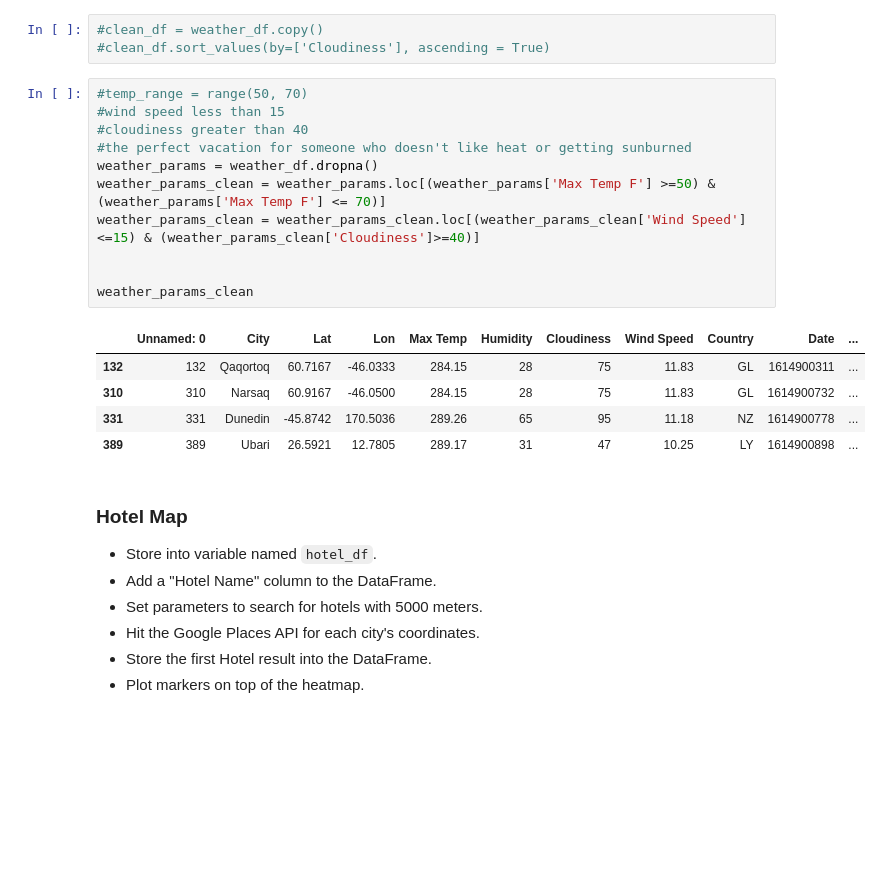
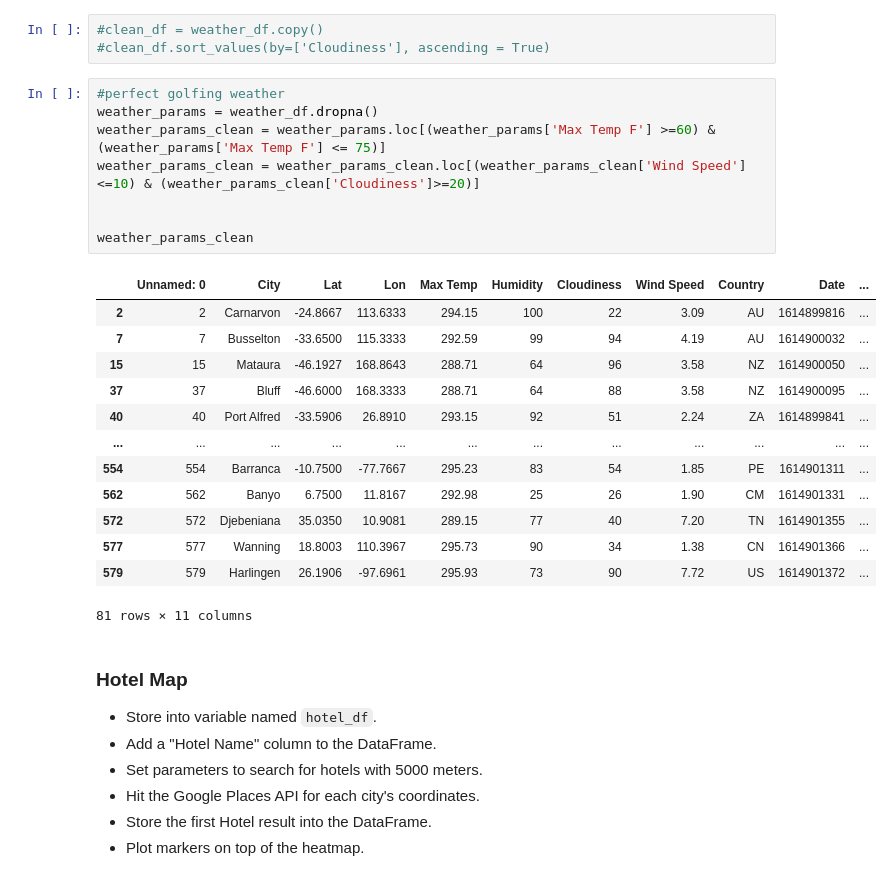
Before and after one commit to wagneree193/python-api-challenge, a Jupyter notebook: VacationPy.ipynb, the cells around one changed output. Cells and saved outputs as stored; diff of their text form; blank space fills up the shorter version.

```diff
--- a/VacationPy.ipynb
+++ b/VacationPy.ipynb
@@ -137,22 +138,27 @@ weather_df.head()
 #clean_df = weather_df.copy()
 #clean_df.sort_values(by=['Cloudiness'], ascending = True)
 # %%
-#temp_range = range(50, 70)
-#wind speed less than 15
-#cloudiness greater than 40
-#the perfect vacation for someone who doesn't like heat or getting sunburned
+#perfect golfing weather
 weather_params = weather_df.dropna()
-weather_params_clean = weather_params.loc[(weather_params['Max Temp F'] >=50) & (weather_params['Max Temp F'] <= 70)]
-weather_params_clean = weather_params_clean.loc[(weather_params_clean['Wind Speed'] <=15) & (weather_params_clean['Cloudiness']>=40)]
+weather_params_clean = weather_params.loc[(weather_params['Max Temp F'] >=60) & (weather_params['Max Temp F'] <= 75)]
+weather_params_clean = weather_params_clean.loc[(weather_params_clean['Wind Speed'] <=10) & (weather_params_clean['Cloudiness']>=20)]
 
 
 weather_params_clean
 # %% [output]
 |  | Unnamed: 0 | City | Lat | Lon | Max Temp | Humidity | Cloudiness | Wind Speed | Country | Date | ... |
-| 132 | 132 | Qaqortoq | 60.7167 | -46.0333 | 284.15 | 28 | 75 | 11.83 | GL | 1614900311 | ... |
-| 310 | 310 | Narsaq | 60.9167 | -46.0500 | 284.15 | 28 | 75 | 11.83 | GL | 1614900732 | ... |
-| 331 | 331 | Dunedin | -45.8742 | 170.5036 | 289.26 | 65 | 95 | 11.18 | NZ | 1614900778 | ... |
-| 389 | 389 | Ubari | 26.5921 | 12.7805 | 289.17 | 31 | 47 | 10.25 | LY | 1614900898 | ... |
+| 2 | 2 | Carnarvon | -24.8667 | 113.6333 | 294.15 | 100 | 22 | 3.09 | AU | 1614899816 | ... |
+| 7 | 7 | Busselton | -33.6500 | 115.3333 | 292.59 | 99 | 94 | 4.19 | AU | 1614900032 | ... |
+| 15 | 15 | Mataura | -46.1927 | 168.8643 | 288.71 | 64 | 96 | 3.58 | NZ | 1614900050 | ... |
+| 37 | 37 | Bluff | -46.6000 | 168.3333 | 288.71 | 64 | 88 | 3.58 | NZ | 1614900095 | ... |
+| 40 | 40 | Port Alfred | -33.5906 | 26.8910 | 293.15 | 92 | 51 | 2.24 | ZA | 1614899841 | ... |
+| ... | ... | ... | ... | ... | ... | ... | ... | ... | ... | ... | ... |
+| 554 | 554 | Barranca | -10.7500 | -77.7667 | 295.23 | 83 | 54 | 1.85 | PE | 1614901311 | ... |
+| 562 | 562 | Banyo | 6.7500 | 11.8167 | 292.98 | 25 | 26 | 1.90 | CM | 1614901331 | ... |
+| 572 | 572 | Djebeniana | 35.0350 | 10.9081 | 289.15 | 77 | 40 | 7.20 | TN | 1614901355 | ... |
+| 577 | 577 | Wanning | 18.8003 | 110.3967 | 295.73 | 90 | 34 | 1.38 | CN | 1614901366 | ... |
+| 579 | 579 | Harlingen | 26.1906 | -97.6961 | 295.93 | 73 | 90 | 7.72 | US | 1614901372 | ... |
+81 rows × 11 columns
 # %% [markdown]
 ### Hotel Map
 * Store into variable named `hotel_df`.
```
Also changed, not shown: parts of 7 cells of this notebook.
